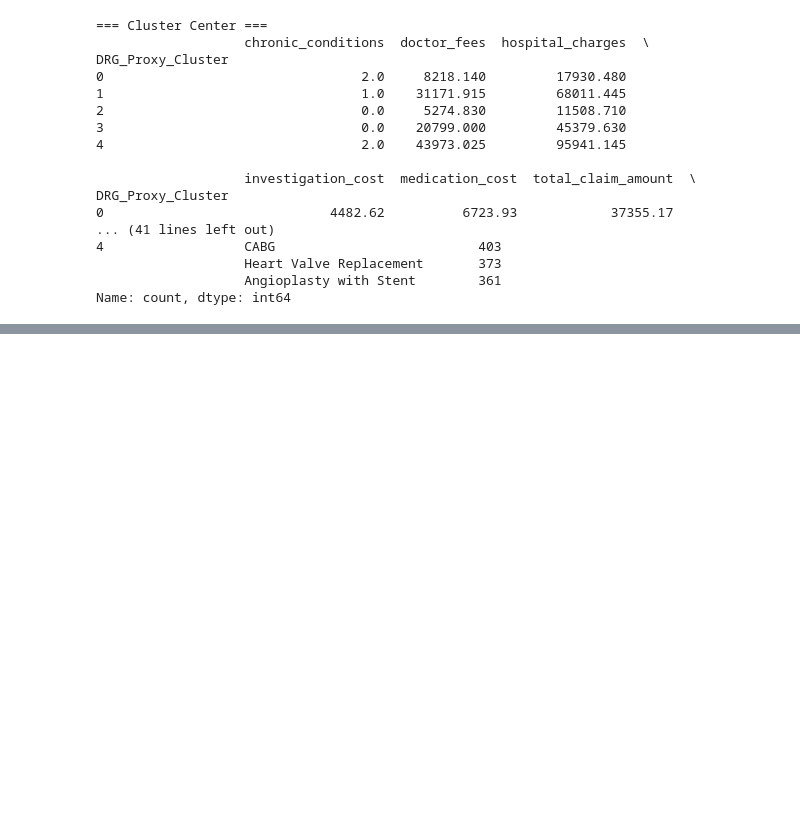
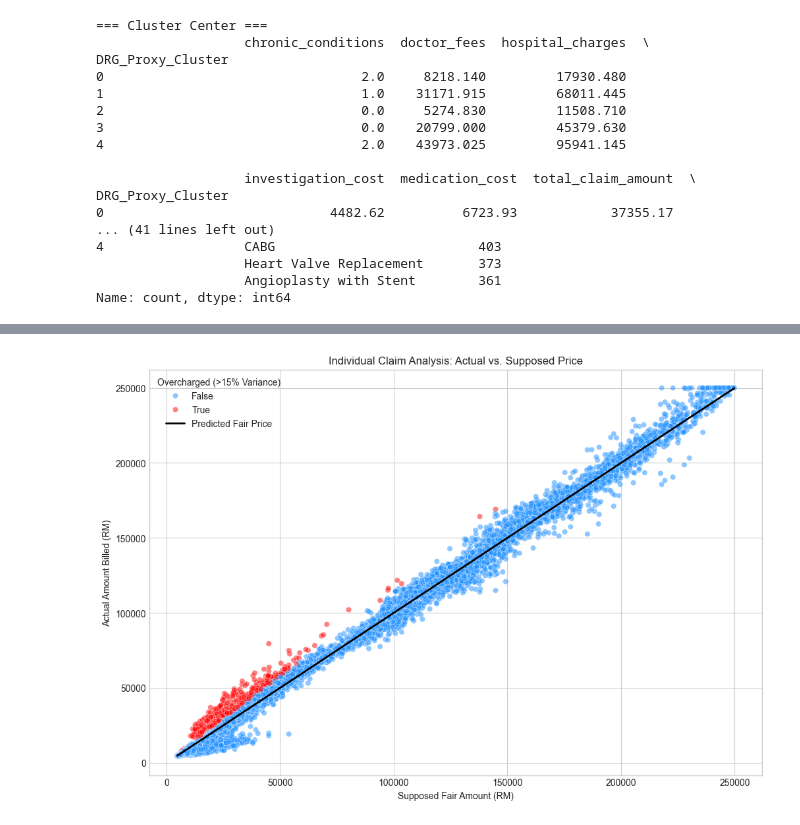
Before and after one commit to RuiZhe2004/dk_yet_umact_hackathon, a Jupyter notebook: Data_Preprocessing_&_Analytics.ipynb, the cells around one changed output, grey strips where cells are left out. Saved outputs shown, nothing was run; the diff lists cells and outputs as text; code cells hidden in the pictures; blank space fills up the shorter version.

```diff
--- a/Data_Preprocessing_&_Analytics.ipynb
+++ b/Data_Preprocessing_&_Analytics.ipynb
@@ -439,0 +615,21 @@ Name: count, dtype: int64
+# %%
+import matplotlib.pyplot as plt
+import seaborn as sns
+
+plt.figure(figsize=(12, 8))
+
+# Scatter plot of EVERY entry
+sns.scatterplot(data=df_processed, x='supposed_claim_amount', y='total_claim_amount',
+                hue='is_overcharged', palette={True: 'red', False: 'dodgerblue'}, alpha=0.5)
+
+# The "Fair Price" Line
+line_coords = [df_processed['supposed_claim_amount'].min(), df_processed['supposed_claim_amount'].max()]
+plt.plot(line_coords, line_coords, color='black', lw=2, label='Predicted Fair Price')
+
+plt.title('Individual Claim Analysis: Actual vs. Supposed Price')
+plt.xlabel('Supposed Fair Amount (RM)')
+plt.ylabel('Actual Amount Billed (RM)')
+plt.legend(title="Overcharged (>15% Variance)")
+plt.show()
+# %% [output]
+[figure, added]
```
Also changed, not shown: parts of 10 cells of this notebook, 1 other file.
